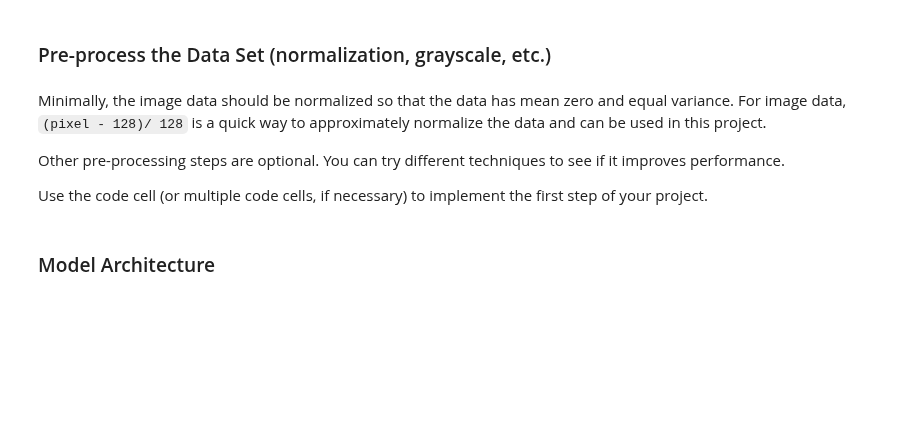
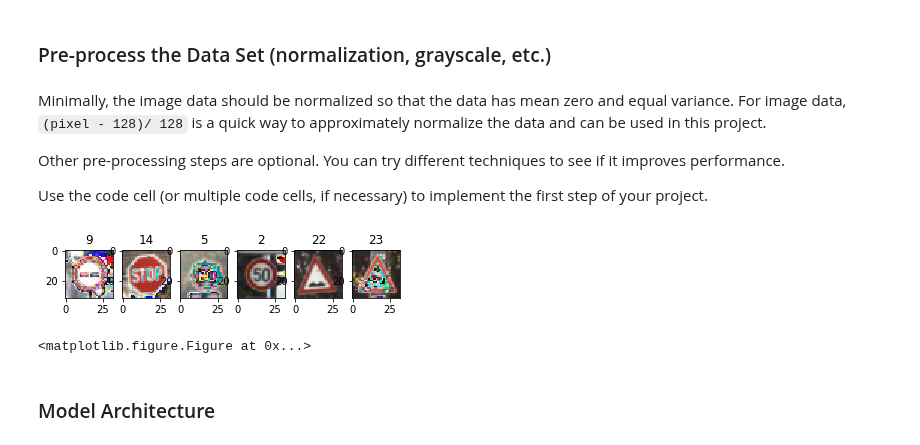
Before and after one commit to patman77/SDCE_nanodegree, a Jupyter notebook: Term1/Project2_Traffic_Sign_Classifier_Project/Traffic_Sign_Classifier.ipynb, the cells around one changed output. Saved outputs shown, nothing was run; the diff lists cells and outputs as text; code cells hidden in the pictures; blank space fills up the shorter version.

Commit message:
added plotting of normalized data replaced inplace-normalizing by introducing further variables

```diff
--- a/Term1/Project2_Traffic_Sign_Classifier_Project/Traffic_Sign_Classifier.ipynb
+++ b/Term1/Project2_Traffic_Sign_Classifier_Project/Traffic_Sign_Classifier.ipynb
@@ -182,11 +182,33 @@ def histogram_equalize(img):
 
 X_train, y_train = shuffle(X_train, y_train)
 
-X_train = (X_train-128.)/128.
-X_valid = (X_valid-128.)/128.
-X_test  = (X_test-128.)/128.
+X_train_norm = (X_train-128.)/128.
+X_valid_norm = (X_valid-128.)/128.
+X_test_norm  = (X_test-128.)/128.
 
 #X_train[0] = histogram_equalize(X_train[0])
+# %%
+### Data exploration visualization code goes here.
+### Feel free to use as many code cells as needed.
+import matplotlib.pyplot as plt
+import numpy as np
+import random
+# Visualizations will be shown in the notebook.
+%matplotlib inline
+
+fig, axes = plt.subplots(1,6)
+plt.figure(figsize=(2,2))
+
+for i in range(6):
+    index = random.randint(0, len(X_train_norm))
+    image = X_train_norm[index].squeeze()
+    axes[i].imshow(image)
+    axes[i].set_title(y_train[index])
+#print(y_train[index])
+#print(X_train[index])
+# %% [output]
+[figure, added]
+<matplotlib.figure.Figure at 0x...>
 # %% [markdown]
 ### Model Architecture
 # %%
```
Also changed, not shown: parts of 2 cells of this notebook.
